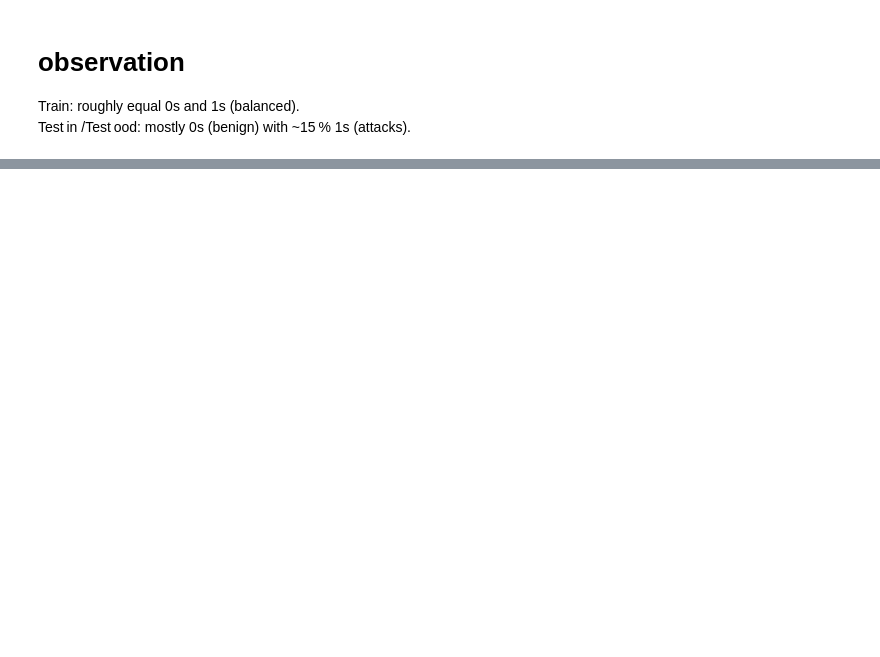
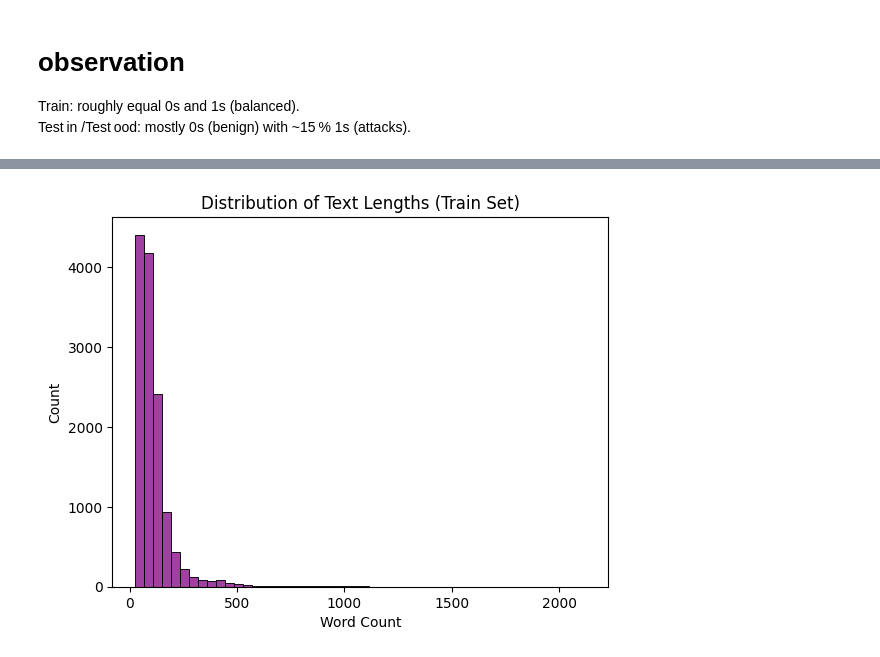
Before and after one commit to codietg/Guardrail_Major_Project, a Jupyter notebook: Notebooks/01_data.ipynb, the cells around one changed output, grey strips where cells are left out. Drawn from its saved outputs; the diff is of its cells as text; code cells hidden in the pictures; blank space fills up the shorter version.

```diff
--- a/Notebooks/01_data.ipynb
+++ b/Notebooks/01_data.ipynb
@@ -232,0 +252,8 @@ Test in /Test ood: mostly 0s (benign) with ~15 % 1s (attacks).
+# %%
+train_df['length'] = train_df['text'].apply(lambda x: len(str(x).split()))
+sns.histplot(train_df['length'], bins=50, color='purple')
+plt.title('Distribution of Text Lengths (Train Set)')
+plt.xlabel('Word Count')
+plt.show()
+# %% [output]
+[figure, added]
```
Also changed, not shown: parts of 7 cells of this notebook.
